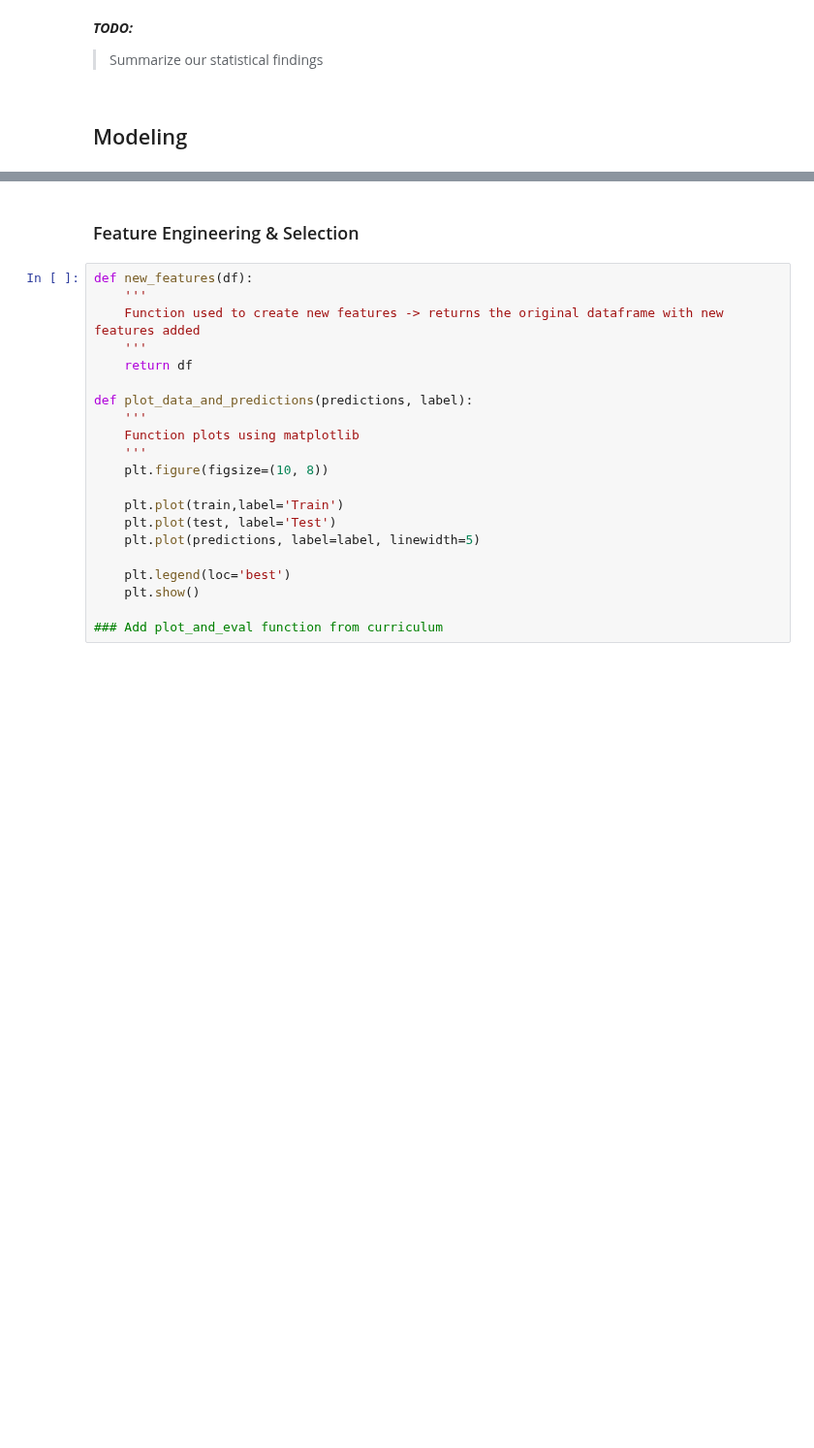
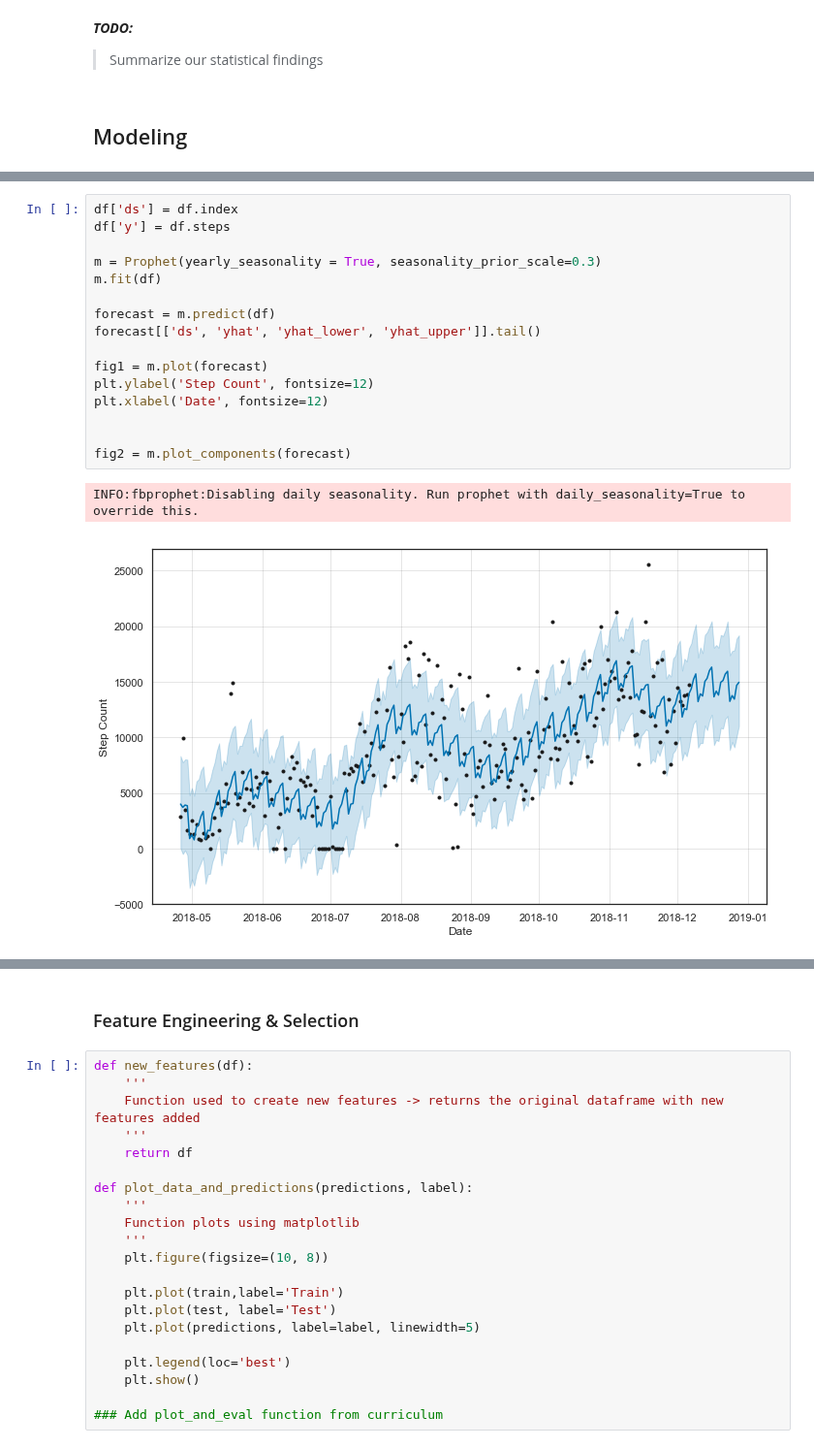
Before and after one commit to time-series-101-eric-norrick/tsa-fitbit, a Jupyter notebook: TimeSeries_Project.ipynb, the cells around one changed output, grey strips where cells are left out. Shown at 97% size. Saved outputs shown, nothing was run; the diff lists cells and outputs as text; blank space fills up the shorter version.

```diff
--- a/TimeSeries_Project.ipynb
+++ b/TimeSeries_Project.ipynb
@@ -474,0 +436,19 @@ def evaluate(actual, predictions, output=True):
+# %%
+df['ds'] = df.index
+df['y'] = df.steps
+
+m = Prophet(yearly_seasonality = True, seasonality_prior_scale=0.3)
+m.fit(df)
+
+forecast = m.predict(df)
+forecast[['ds', 'yhat', 'yhat_lower', 'yhat_upper']].tail()
+
+fig1 = m.plot(forecast)
+plt.ylabel('Step Count', fontsize=12)
+plt.xlabel('Date', fontsize=12)
+
+
+fig2 = m.plot_components(forecast)
+# %% [output]
+INFO:fbprophet:Disabling daily seasonality. Run prophet with daily_seasonality=True to override this.
+[figure, added]
```
Also changed, not shown: parts of 22 cells of this notebook.
